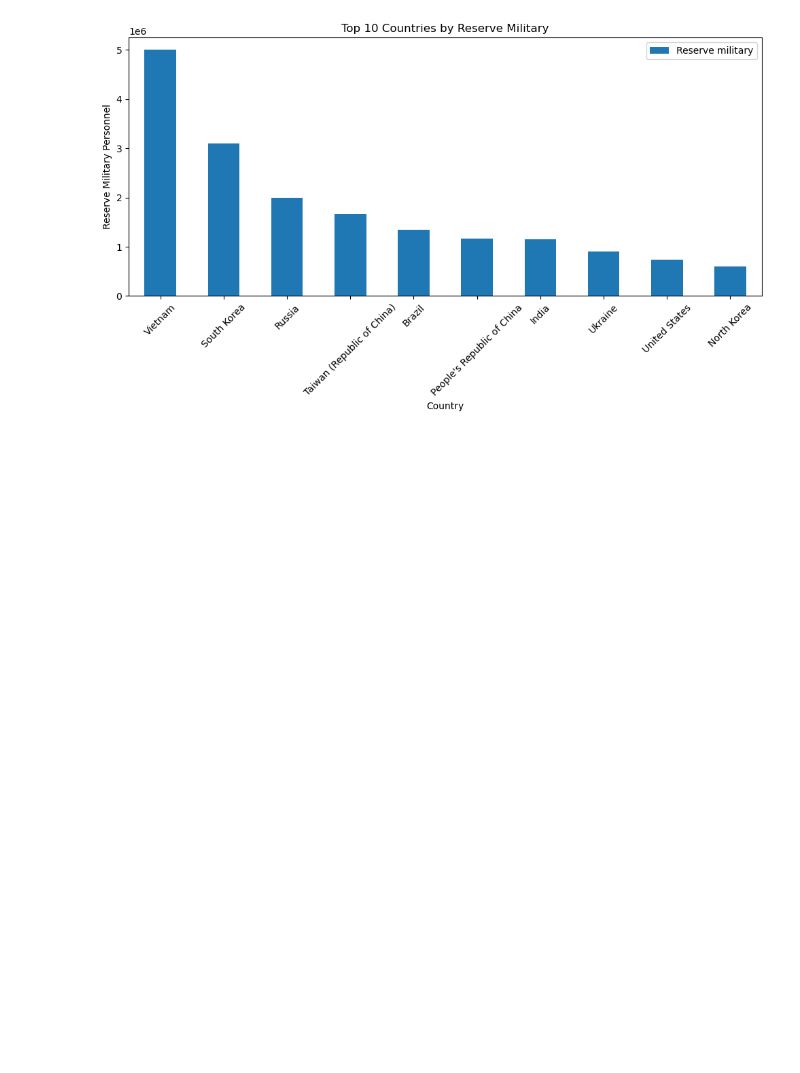
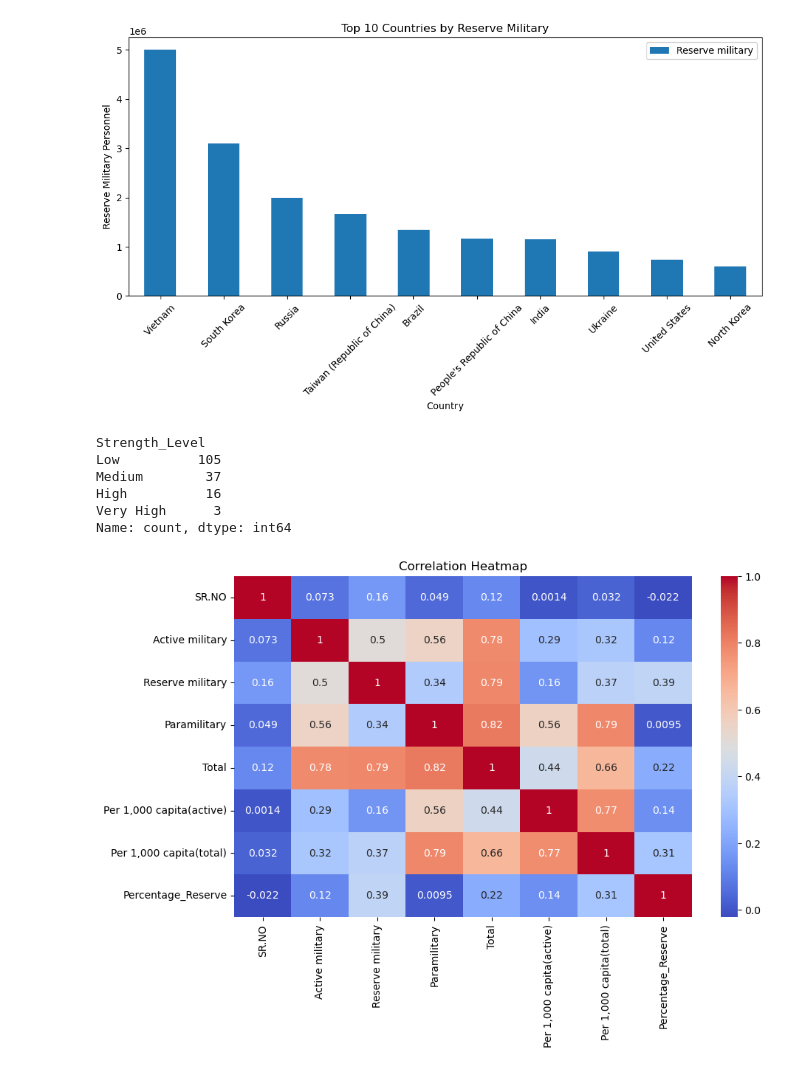
Before and after one commit to MridhavKhajuria/DataScience_Tasks, a Jupyter notebook: military_analysis.ipynb, the cells around one changed output. Saved outputs shown, nothing was run; the diff lists cells and outputs as text; code cells hidden in the pictures; blank space fills up the shorter version.

Commit message:
Updated notebook with correlation heatmap and improved analysis

```diff
--- a/military_analysis.ipynb
+++ b/military_analysis.ipynb
@@ -4,7 +4,7 @@ import pandas as pd
 import numpy as np
 # %%
 # importing the csv file
-df = pd.read_csv(r"C:\Users\HP\Desktop\Folders\Coding\Practice\Jupyter Notebook\military.csv")
+df = pd.read_csv(r"C:\Users\HP\Desktop\Folders\Coding\Practice\DataScience_Tasks\military.csv")
 print(df.head())
 # %% [output]
    SR.NO              Country  Active military  Reserve military  \
@@ -122,3 +122,32 @@ plt.tight_layout()
 plt.show()
 # %% [output]
 [figure]
+# %%
+# Group countries by manpower metric
+df['Strength_Level'] = pd.cut(df['Active military'],
+                              bins=[0, 50000, 200000, 500000, 1000000],
+                              labels=['Low', 'Medium', 'High', 'Very High'])
+
+# Counting the no. of countries fall into each of their respective categories
+print(df['Strength_Level'].value_counts())
+# %% [output]
+Strength_Level
+Low          105
+Medium        37
+High          16
+Very High      3
+Name: count, dtype: int64
+# %%
+import seaborn as sns
+import matplotlib.pyplot as plt
+
+# selecting only numeric columns for correlation
+numeric_df = df.select_dtypes(include='number')
+
+# Ploting the heatmap
+plt.figure(figsize=(10, 6))
+sns.heatmap(numeric_df.corr(), annot=True, cmap='coolwarm')
+plt.title('Correlation Heatmap')
+plt.show()
+# %% [output]
+[figure, added]
```
